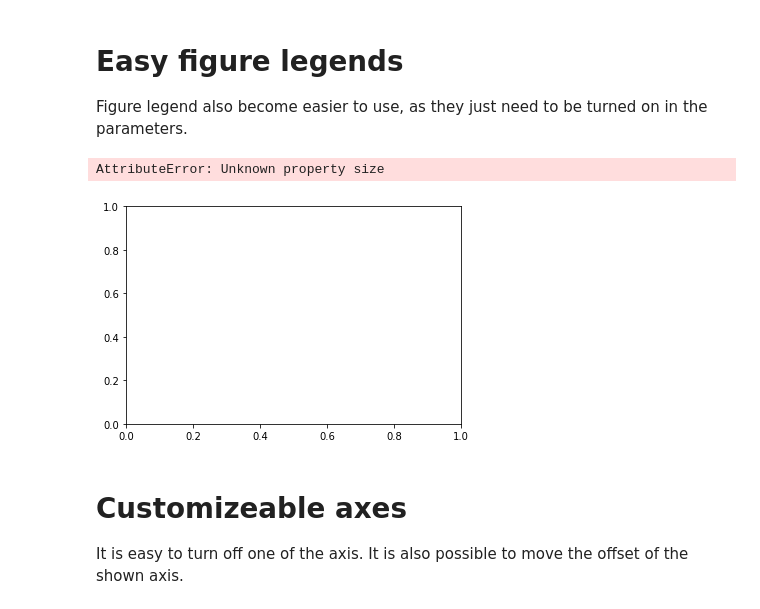
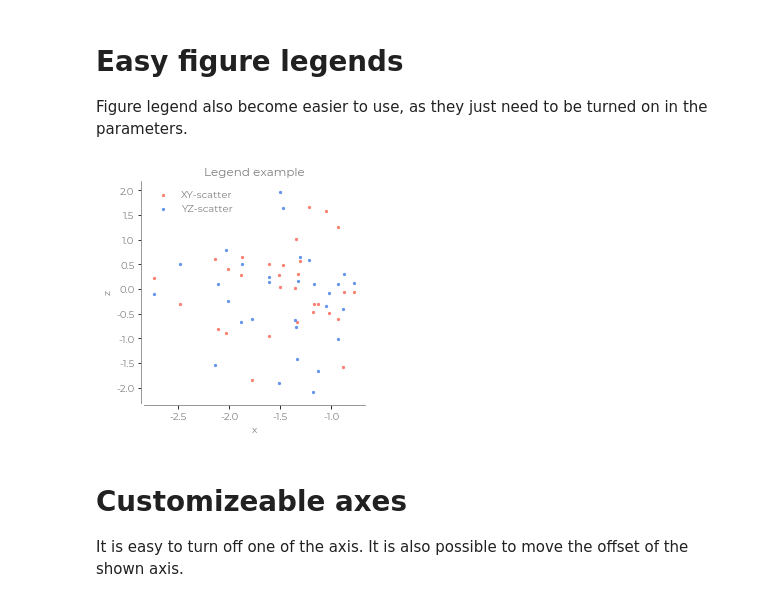
Before and after one commit to wiheto/plotje, a Jupyter notebook: notebook/examples.ipynb, the cells around one changed output. Drawn from its saved outputs; the diff is of its cells as text; code cells hidden in the pictures.

```diff
--- a/notebook/examples.ipynb
+++ b/notebook/examples.ipynb
@@ -65,21 +65,20 @@ Figure legend also become easier to use, as they just need to be turned on in th
 # %%
 params = {
     'xlabel': 'x',
     'aspectsquare': True,
     'legend': True,
     'title': 'Legend example'
 }
 
 fig,ax = plt.subplots()
-ax.scatter(x,y, color='Red', size=5, label='XY-scatter')
-ax.scatter(x,z, color='Blue', size=5, label='YZ-scatter')
+ax.scatter(x,y, color='salmon', s=5, label='XY-scatter')
+ax.scatter(x,z, color='cornflowerblue', s=5, label='YZ-scatter')
 
 plotje.styler(ax, ylabel=ylabs[i], **params)
 
 plt.tight_layout()
 # %% [output]
-AttributeError: Unknown property size
-[figure, old version]
+[figure, new version]
 # %% [markdown]
 # Customizeable axes
 
```
Also changed, not shown: parts of 4 cells of this notebook.
